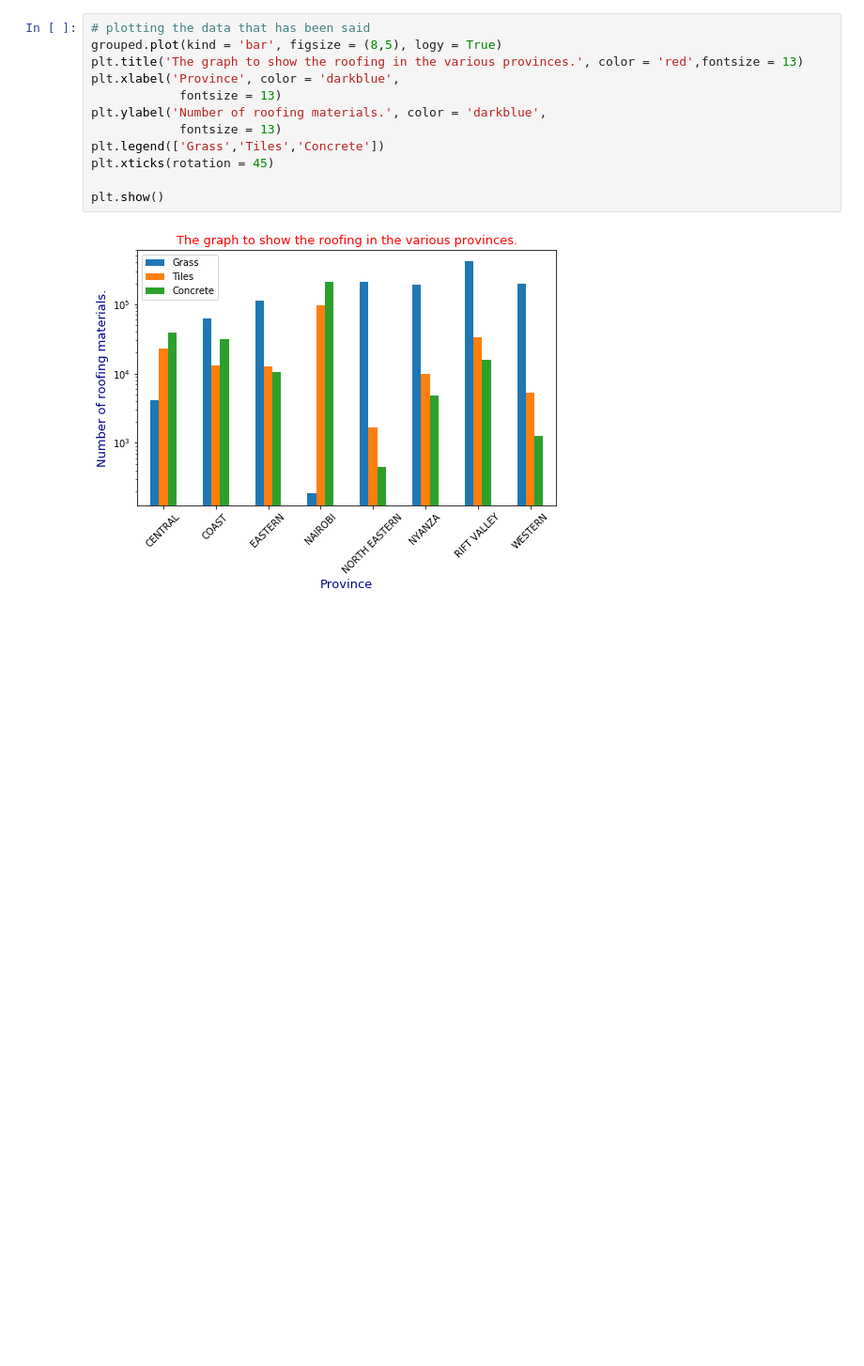
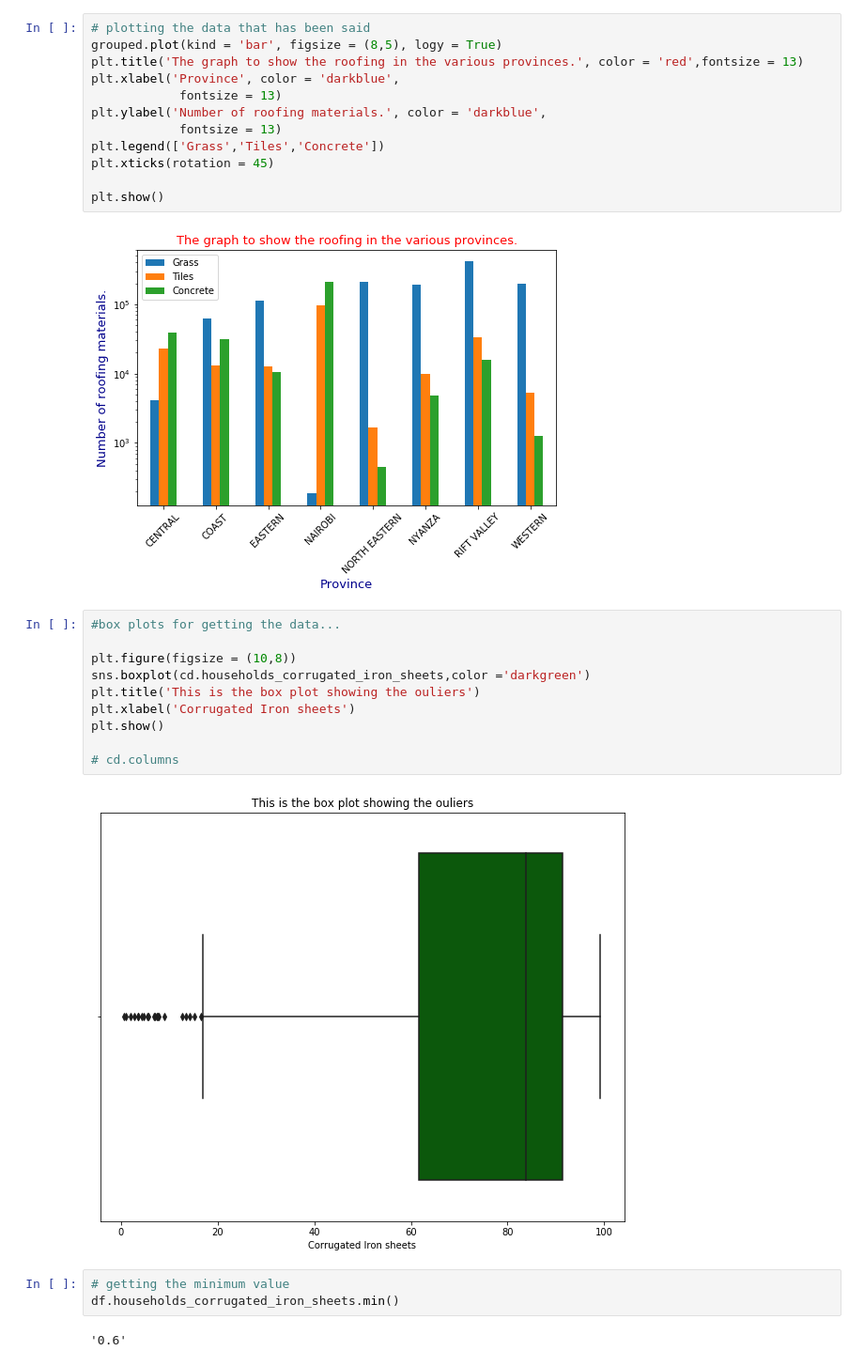
Before and after one commit to GeorgeKariuki7205/Introduction-To-Data-Science-With-Matploitlib-Pandas-And-SeaBorn, a Jupyter notebook: secondWorkshop.ipynb, the cells around one changed output. Shown: that part at 94% size. Cells and saved outputs as stored; diff of their text form; blank space fills up the shorter version.

```diff
--- a/secondWorkshop.ipynb
+++ b/secondWorkshop.ipynb
@@ -511,3 +511,20 @@ plt.xticks(rotation = 45)
 plt.show()
 # %% [output]
 [figure]
+# %%
+#box plots for getting the data...
+
+plt.figure(figsize = (10,8))
+sns.boxplot(cd.households_corrugated_iron_sheets,color ='darkgreen')
+plt.title('This is the box plot showing the ouliers')
+plt.xlabel('Corrugated Iron sheets')
+plt.show()
+
+# cd.columns
+# %% [output]
+[figure, added]
+# %%
+# getting the minimum value
+df.households_corrugated_iron_sheets.min()
+# %% [output]
+'0.6'
```
Also changed, not shown: parts of 2 cells of this notebook.
